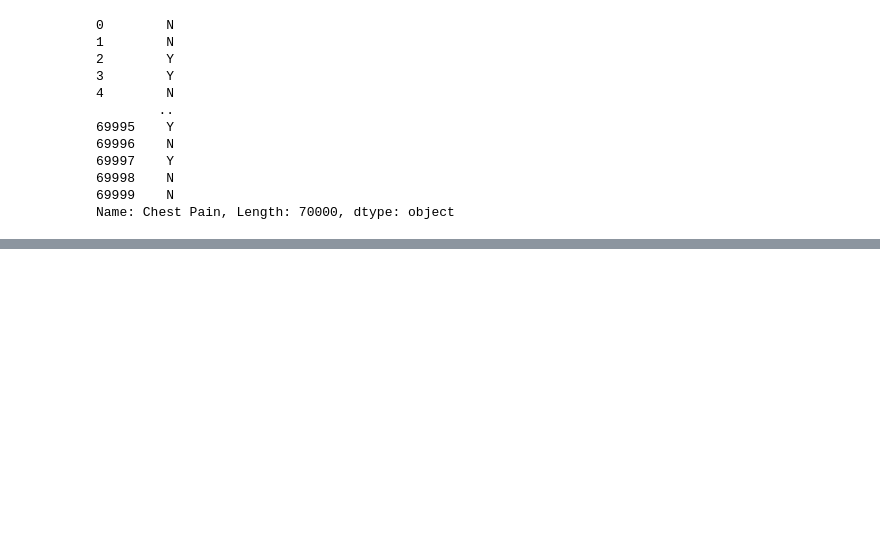
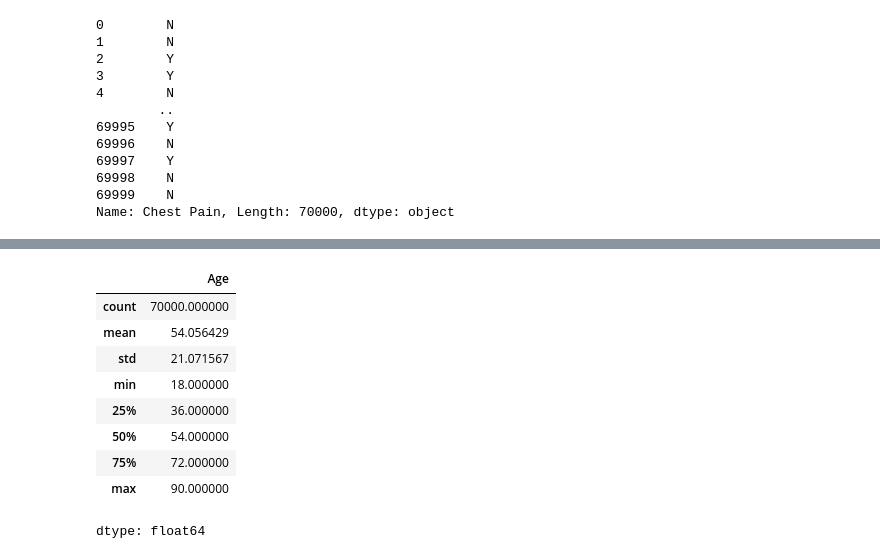
Before and after one commit to hannahabele/Assignment-1, a Jupyter notebook: DS_3001_Final_Project.ipynb, the cells around one changed output, grey strips where cells are left out. Saved outputs shown, nothing was run; the diff lists cells and outputs as text; code cells hidden in the pictures; blank space fills up the shorter version.

```diff
--- a/DS_3001_Final_Project.ipynb
+++ b/DS_3001_Final_Project.ipynb
@@ -38,0 +307,14 @@ Name: Chest Pain, Length: 70000, dtype: object
+# %%
+#Describe Age Column
+df['Age'].describe()
+# %% [output]
+|  | Age |
+| count | 70000.000000 |
+| mean | 54.056429 |
+| std | 21.071567 |
+| min | 18.000000 |
+| 25% | 36.000000 |
+| 50% | 54.000000 |
+| 75% | 72.000000 |
+| max | 90.000000 |
+dtype: float64
```
Also changed, not shown: parts of 21 cells of this notebook.
